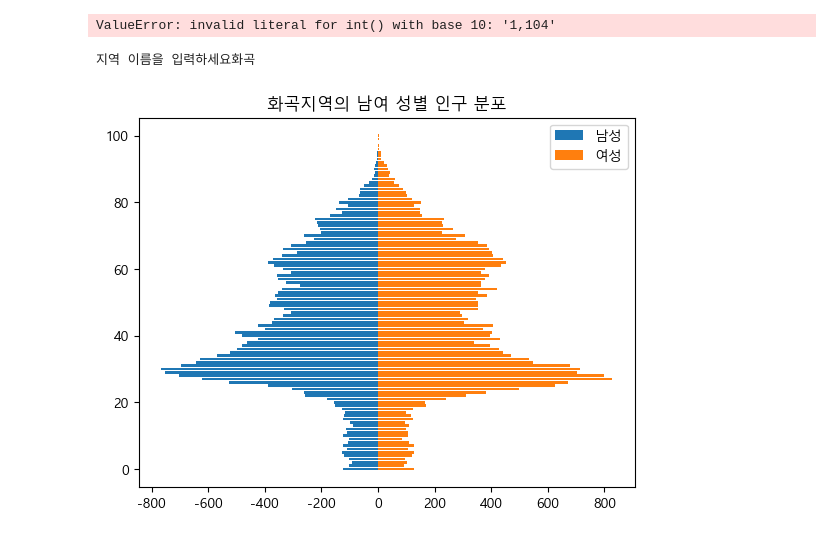
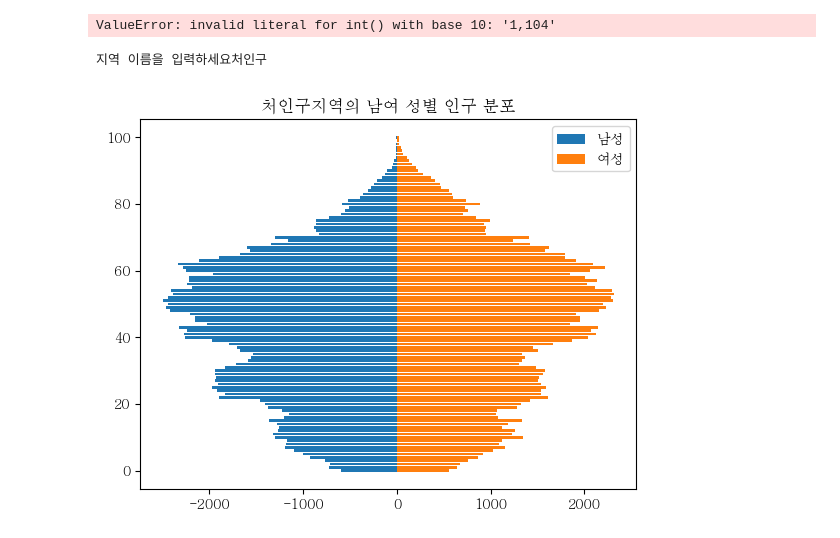
Before and after one commit to Jhoon0211/green_data, a Jupyter notebook: population2.ipynb, the cells around one changed output. Cells and saved outputs as stored; diff of their text form; code cells hidden in the pictures.

```diff
--- a/population2.ipynb
+++ b/population2.ipynb
@@ -95,32 +95,32 @@ ValueError: invalid literal for int() with base 10: '1,104'
 # %%
 import csv
 import matplotlib.pyplot as plt
 
 with open("./datas/gender.csv",'r') as f:
     data = csv.reader(f)
     header = next(data)
 
     m = [] # 연령별 남성인구
     fm = [] # 연령별 여성인구
     name = input("지역 이름을 입력하세요")
 
     for row in data:
         if name in row[0]:
             for i in row[3:104]:
                 m.append(-int(i.replace(",", "")))  # 숫자로 변환해서 저장
             for i in row[106:]:
                 fm.append(int(i.replace(",", "")))
             break
 
 # print(m)
 # 그래프 출력
-plt.rc("font", family="Malgun Gothic")
+plt.rc("font", family="Batang")
 plt.title(name + "지역의 남여 성별 인구 분포")
 plt.rcParams['axes.unicode_minus'] = False
 plt.barh(range(101), m, label='남성')
 plt.barh(range(101), fm,  label='여성')
 plt.legend()
 plt.show()
 # %% [output]
-지역 이름을 입력하세요화곡
+지역 이름을 입력하세요처인구
-[figure, old version]
+[figure, new version]
```
Also changed, not shown: parts of 2 cells of this notebook, 4 other files.
